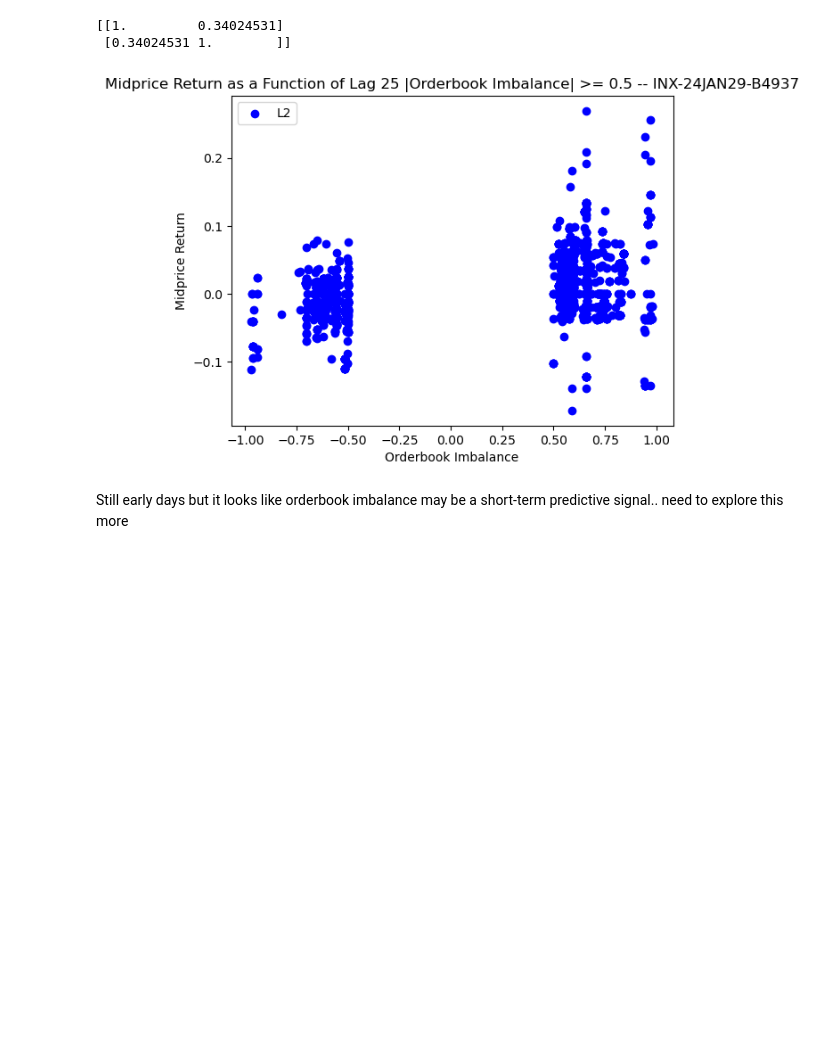
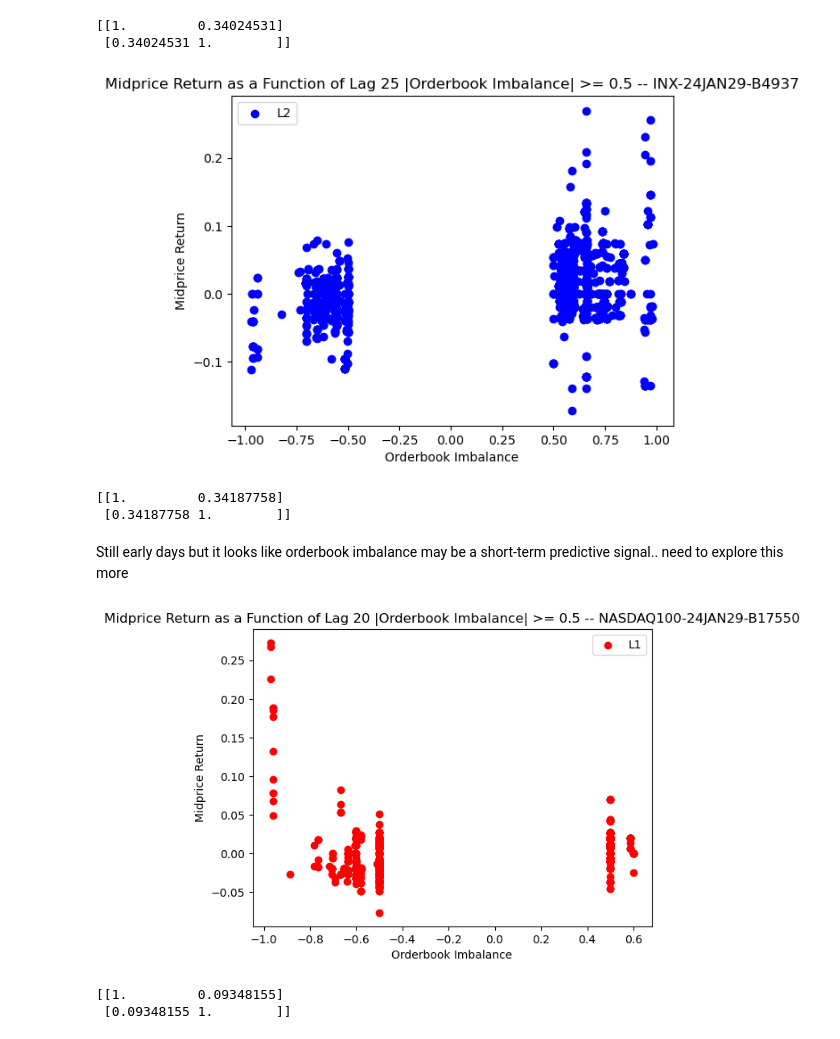
Before and after one commit to ijamil1/kalshi_mm, a Jupyter notebook: exploring_order_book_indicators_predictive_powers.ipynb, the cells around one changed output. Cells and saved outputs as stored; diff of their text form; code cells hidden in the pictures; blank space fills up the shorter version.

```diff
--- a/exploring_order_book_indicators_predictive_powers.ipynb
+++ b/exploring_order_book_indicators_predictive_powers.ipynb
@@ -643,7 +643,48 @@ for lookahead_period in [25]:#, 10, 15, 20, 25]:
     plt.ylabel('Midprice Return')
     plt.title('Midprice Return as a Function of Lag {} |Orderbook Imbalance| >= 0.5 -- {}'.format(str(lookahead_period), sp500_ticker))
     plt.show()
+
+    print(np.corrcoef(x, y))
 # %% [output]
 [figure]
+[[1.         0.34187758]
+ [0.34187758 1.        ]]
 # %% [markdown]
 Still early days but it looks like orderbook imbalance may be a short-term predictive signal.. need to explore this more
+# %%
+ndx_l1_obi = data[data['ticker']==nasdaq_ticker]['obi_l1'].tolist()
+ndx_l2_obi = data[data['ticker']==nasdaq_ticker]['obi_l2'].tolist()
+ndx_l3_obi = data[data['ticker']==nasdaq_ticker]['obi_l3'].tolist()
+ndx_l4_obi = data[data['ticker']==nasdaq_ticker]['obi_l4'].tolist()
+ndx_midpoint = data[data['ticker']==nasdaq_ticker]['midpoint'].tolist()
+# %%
+for lookahead_period in [20]:#, 10, 15, 20, 25]:
+    plt.figure()
+    l1_x_temp = ndx_l1_obi[:len(ndx_midpoint)-lookahead_period]
+    y_temp = (np.array(ndx_midpoint[lookahead_period:])-np.array(ndx_midpoint[:len(ndx_midpoint)-lookahead_period]))/np.array(ndx_midpoint[:len(ndx_midpoint)-lookahead_period])
+
+    x = []
+    y = []
+
+    for i in range(len(l1_x_temp)):
+        if abs(l1_x_temp[i]) >= 0.5:
+            x.append(l1_x_temp[i])
+            y.append(y_temp[i])
+
+    plt.scatter(x, y, color='red', label = 'L1')
+    #plt.scatter(l2_x, y, color='blue', label = 'L2')
+    #plt.scatter(l3_x, y, color='green', label = 'L3')
+    #plt.scatter(l4_x, y, color='black', label = 'L4')
+
+    plt.legend()
+    plt.xlabel('Orderbook Imbalance')
+    plt.ylabel('Midprice Return')
+    plt.title('Midprice Return as a Function of Lag {} |Orderbook Imbalance| >= 0.5 -- {}'.format(str(lookahead_period), nasdaq_ticker))
+    plt.show()
+
+
+    print(np.corrcoef(x, y))
+# %% [output]
+[figure, added]
+[[1.         0.09348155]
+ [0.09348155 1.        ]]
```
Also changed, not shown: parts of 3 cells of this notebook.
